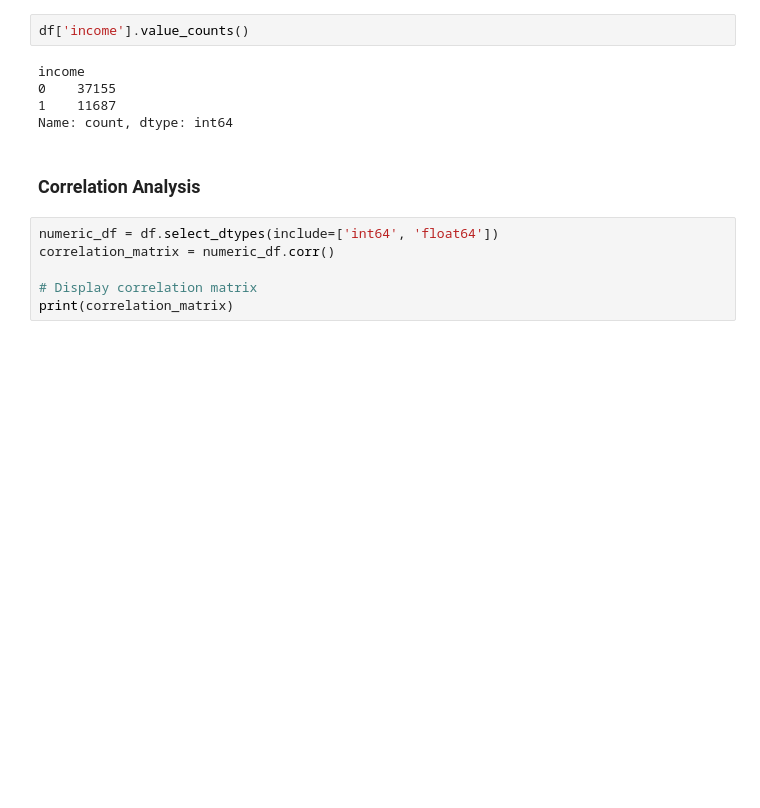
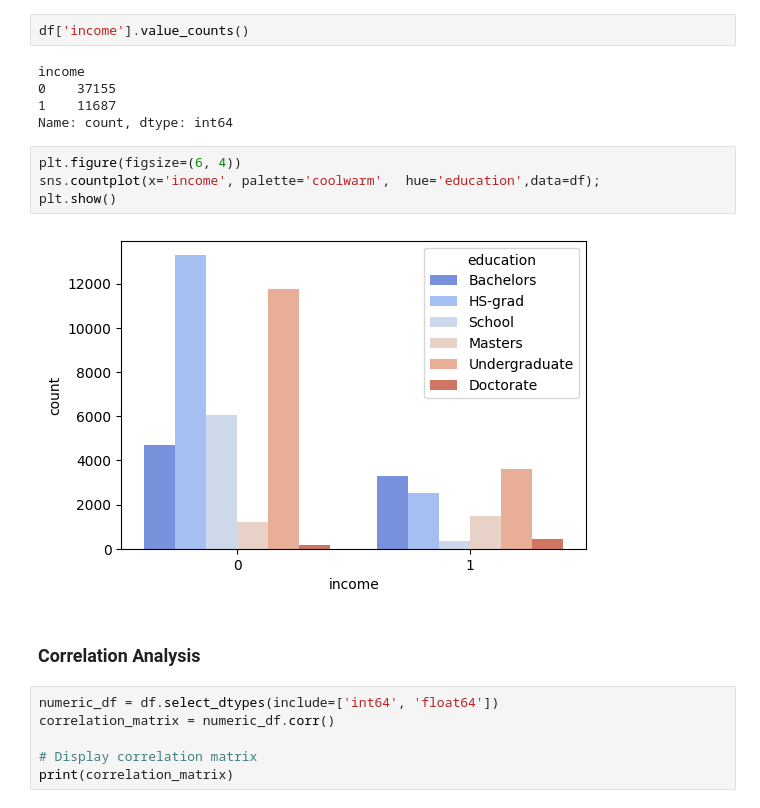
Before and after one commit to SandeepJeewandara/IncomePredictorML, a Jupyter notebook: notebooks/Income Prediction Analysis.ipynb, the cells around one changed output. Drawn from its saved outputs; the diff is of its cells as text; blank space fills up the shorter version.

```diff
--- a/notebooks/Income Prediction Analysis.ipynb
+++ b/notebooks/Income Prediction Analysis.ipynb
@@ -353,6 +374,12 @@ income
 0    37155
 1    11687
 Name: count, dtype: int64
+# %%
+plt.figure(figsize=(6, 4))
+sns.countplot(x='income', palette='coolwarm',  hue='education',data=df);
+plt.show()
+# %% [output]
+[figure, added]
 # %% [markdown]
 ### Correlation Analysis
 # %%
```
Also changed, not shown: parts of 18 cells of this notebook.
